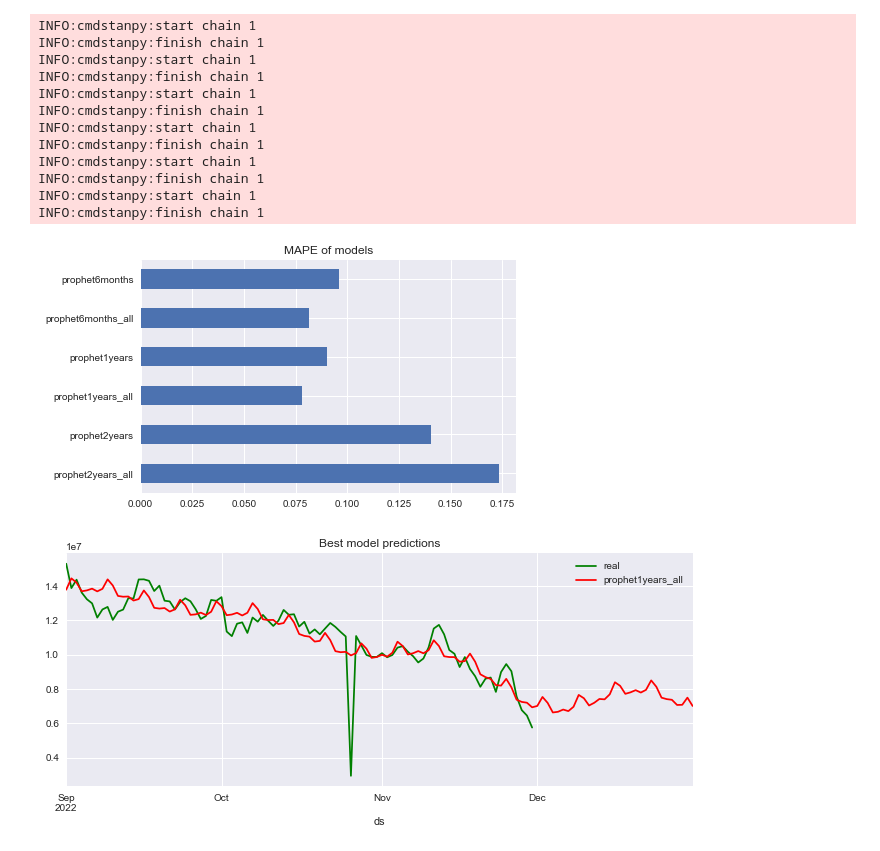
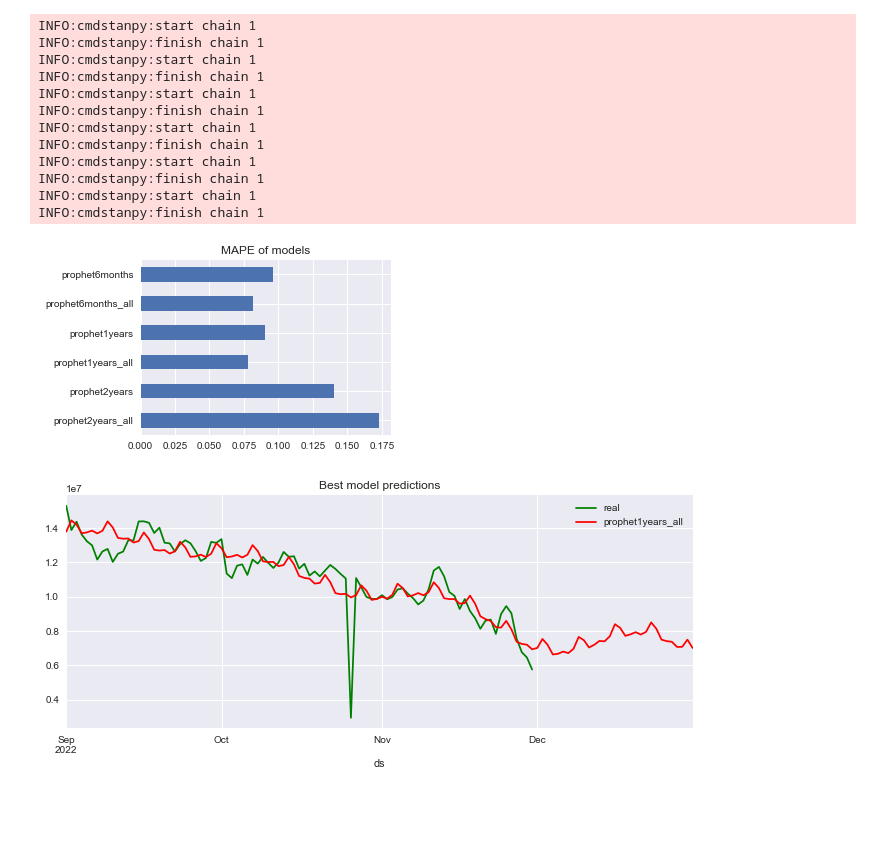
Before and after one commit to abessalov/Ocean_Filecoin_Challenge, a Jupyter notebook: 2_Modelling.ipynb, the cells around one changed output. Cells and saved outputs as stored; diff of their text form; code cells hidden in the pictures; blank space fills up the shorter version.

```diff
--- a/2_Modelling.ipynb
+++ b/2_Modelling.ipynb
@@ -88,9 +88,9 @@ INFO:cmdstanpy:finish chain 1
 INFO:cmdstanpy:start chain 1
 INFO:cmdstanpy:finish chain 1
 # %%
-_ = pd.Series(dict_evals).plot(kind = 'barh', figsize = (6,4), title = 'MAPE of models')
+_ = pd.Series(dict_evals).plot(kind = 'barh', figsize = (4,3), title = 'MAPE of models')
 # %% [output]
-[figure, old version]
+[figure, new version]
 # %%
 # plotting
 df1 = pd.DataFrame(dict_preds).iloc[-122:,:]
```
Also changed, not shown: 2 other files.
